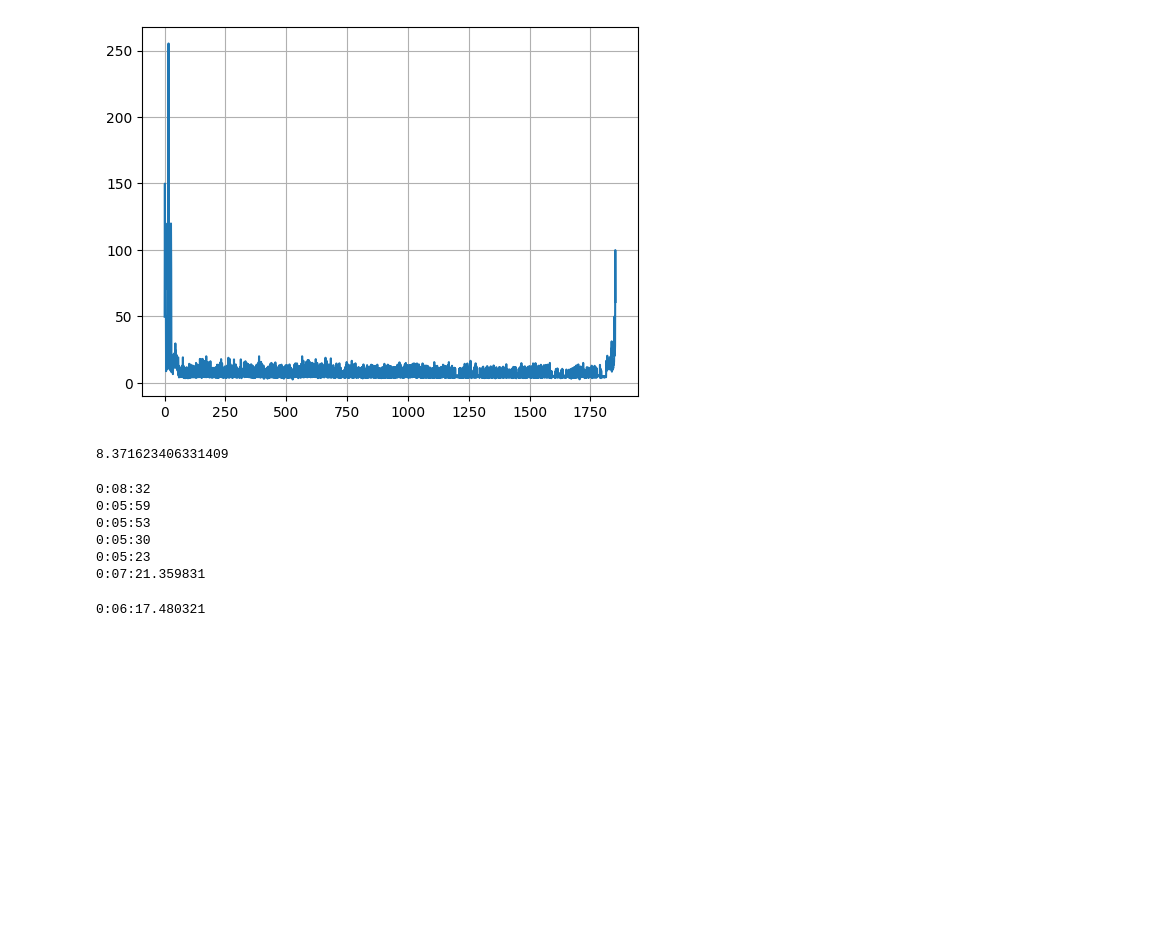
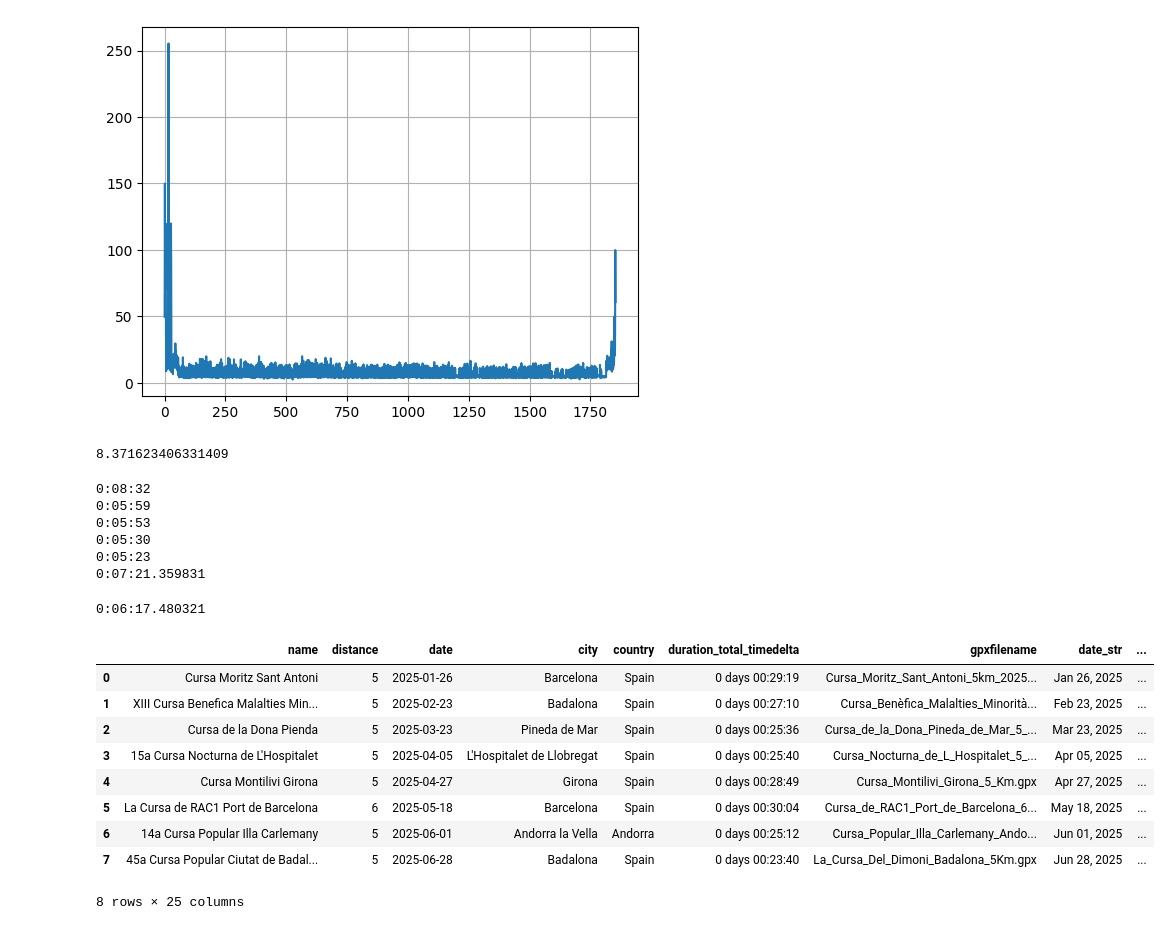
Before and after one commit to alexandru-cohal/RaceResultsVisualizer, a Jupyter notebook: data_analysis.ipynb, the cells around one changed output. Cells and saved outputs as stored; diff of their text form; code cells hidden in the pictures; blank space fills up the shorter version.

Commit message:
Add calculation and plotting of the pace for each kilometer.

```diff
--- a/data_analysis.ipynb
+++ b/data_analysis.ipynb
@@ -235,3 +240,50 @@ print(timedelta(seconds=timediff_total / dist_total))
 print(timedelta(seconds=timediff_total_total / dist_total_total))
 # %% [output]
 0:06:17.480321
+# %%
+import math
+
+df["pace_sec"] = None
+df["pace_timedelta"] = None
+df["pace_timedelta_str"] = None
+
+for idx_row, row in df.iterrows():
+    dist_accum_km = row["route_points_dist_accum_km"]
+    duration_accum_sec = row["route_points_duration_accum_sec"]
+
+    pace_sec = []
+    pace_timedelta = []
+    pace_timedelta_str = []
+    last_km_mark = (None, None, None) # (km_mark, distance, time)
+
+    for idx_step, step in enumerate(dist_accum_km):
+        km_current = math.modf(step)[1]
+        if km_current != last_km_mark[0]:
+            if last_km_mark[0] is not None:
+                duration_diff = duration_accum_sec[idx_step] - last_km_mark[2]
+                dist_diff = step - last_km_mark[1]
+                pace_sec.append(int(duration_diff / dist_diff))
+                pace_timedelta.append(timedelta(seconds=pace_sec[-1]))
+                pace_timedelta_str.append(datetime.strftime(datetime(2025, 1, 1) + pace_timedelta[-1], "%H:%M:%S"))
+            last_km_mark = (km_current, step, duration_accum_sec[idx_step])
+
+    duration_diff = duration_accum_sec[-1] - last_km_mark[2]
+    dist_diff = dist_accum_km[-1] - last_km_mark[1]
+    pace_sec.append(int(duration_diff / dist_diff))
+
+    df.at[idx_row, "pace_sec"] = np.array(pace_sec)
+    df.at[idx_row, "pace_timedelta"] = np.array(pace_timedelta)
+    df.at[idx_row, "pace_timedelta_str"] = np.array(pace_timedelta_str)
+# %%
+df
+# %% [output]
+|  | name | distance | date | city | country | duration_total_timedelta | gpxfilename | date_str | ... |
+| 0 | Cursa Moritz Sant Antoni | 5 | 2025-01-26 | Barcelona | Spain | 0 days 00:29:19 | Cursa_Moritz_Sant_Antoni_5km_2025... | Jan 26, 2025 | ... |
+| 1 | XIII Cursa Benefica Malalties Min... | 5 | 2025-02-23 | Badalona | Spain | 0 days 00:27:10 | Cursa_Benèfica_Malalties_Minorità... | Feb 23, 2025 | ... |
+| 2 | Cursa de la Dona Pienda | 5 | 2025-03-23 | Pineda de Mar | Spain | 0 days 00:25:36 | Cursa_de_la_Dona_Pineda_de_Mar_5_... | Mar 23, 2025 | ... |
+| 3 | 15a Cursa Nocturna de L'Hospitalet | 5 | 2025-04-05 | L'Hospitalet de Llobregat | Spain | 0 days 00:25:40 | Cursa_Nocturna_de_L_Hospitalet_5_... | Apr 05, 2025 | ... |
+| 4 | Cursa Montilivi Girona | 5 | 2025-04-27 | Girona | Spain | 0 days 00:28:49 | Cursa_Montilivi_Girona_5_Km.gpx | Apr 27, 2025 | ... |
+| 5 | La Cursa de RAC1 Port de Barcelona | 6 | 2025-05-18 | Barcelona | Spain | 0 days 00:30:04 | Cursa_de_RAC1_Port_de_Barcelona_6... | May 18, 2025 | ... |
+| 6 | 14a Cursa Popular Illa Carlemany | 5 | 2025-06-01 | Andorra la Vella | Andorra | 0 days 00:25:12 | Cursa_Popular_Illa_Carlemany_Ando... | Jun 01, 2025 | ... |
+| 7 | 45a Cursa Popular Ciutat de Badal... | 5 | 2025-06-28 | Badalona | Spain | 0 days 00:23:40 | La_Cursa_Del_Dimoni_Badalona_5Km.gpx | Jun 28, 2025 | ... |
+8 rows × 25 columns
```
Also changed, not shown: parts of 5 cells of this notebook, 3 other files.
